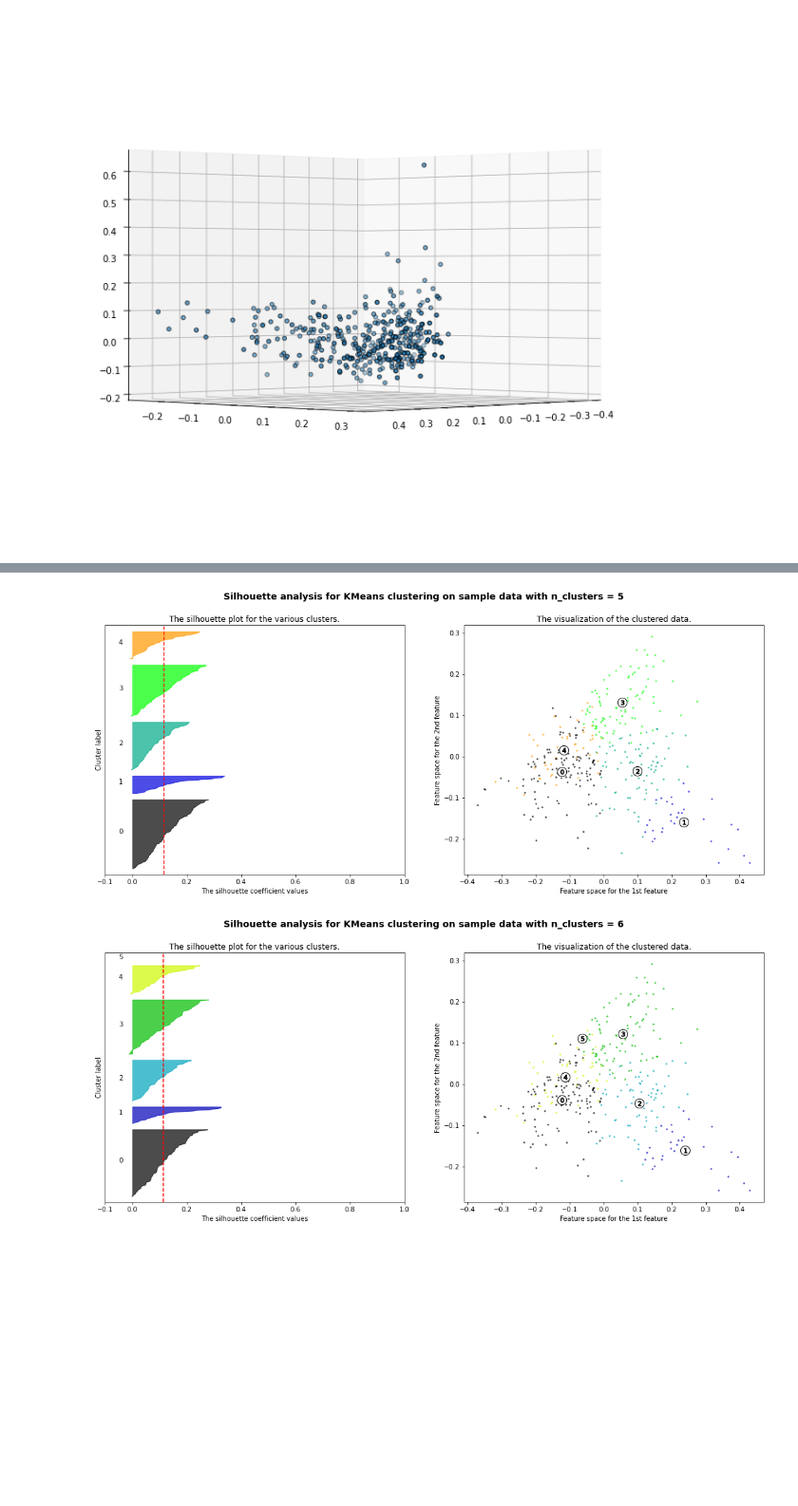
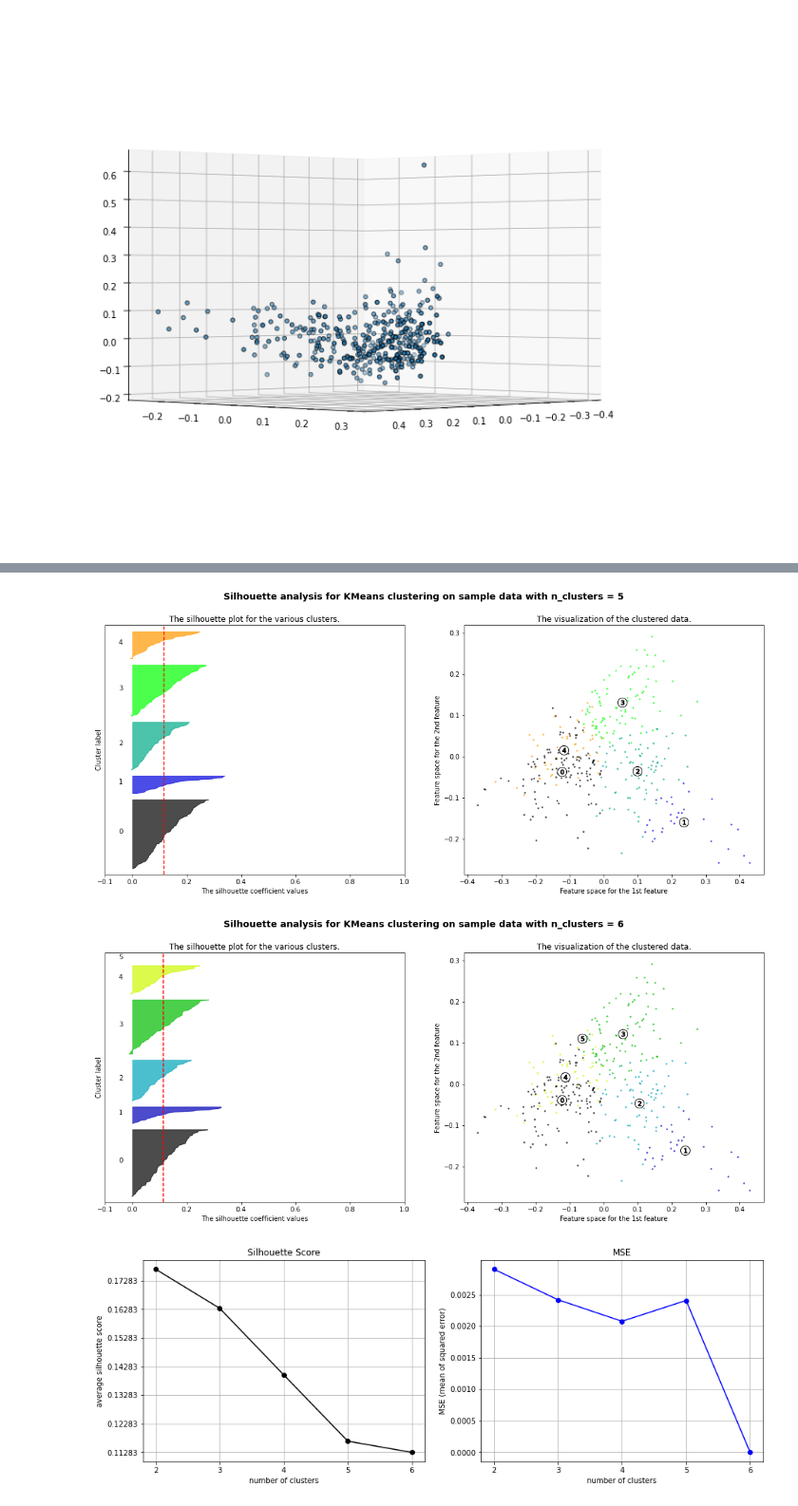
Before and after one commit to Denolle-Lab/expand_redpy, a Jupyter notebook: notebooks/specufex_grouping_analysis.ipynb, the cells around one changed output, grey strips where cells are left out. Shown at 95% size. Saved outputs shown, nothing was run; the diff lists cells and outputs as text; code cells hidden in the pictures; blank space fills up the shorter version.

```diff
--- a/notebooks/specufex_grouping_analysis.ipynb
+++ b/notebooks/specufex_grouping_analysis.ipynb
@@ -175,6 +184,8 @@ cluster_labels = clusterer.fit_predict(X)
 #loop through different number of clusters' silhouette scores
 range_n_clusters = [2, 3, 4, 5, 6]
 
+avg_sil = [] #list of average silhouette scores
+mse_list = [] #list of SSE
 for n_clusters in range_n_clusters:
     # Create a subplot with 1 row and 2 columns
     fig, (ax1, ax2) = plt.subplots(1, 2)
@@ -203,6 +214,8 @@ for n_clusters in range_n_clusters:
         "The average silhouette_score is :",
         silhouette_avg,
     )
+
+    avg_sil.append(silhouette_avg)
 
     # Compute the silhouette scores for each sample
     sample_silhouette_values = silhouette_samples(X, cluster_labels)
@@ -277,6 +290,52 @@ for n_clusters in range_n_clusters:
         fontweight="bold",
     )
 
+    ####################################################################################
+    ######                                  SSE                                   ######
+    ####################################################################################
+
+    #make dataframe to organize kmeans labels
+    tdf = pd.DataFrame({"template_name":template_name,"waveform":list(waveforms),"kmeans":list(cluster_labels)})
+
+    centroids  = clusterer.cluster_centers_ #get the centroid locations
+
+    y_pred = [] #will be a list of arrays
+    y_true = [] #will be a list of the centroid repeating to get len(y_true) == len(y_pred)
+
+    inx_list = tdf[tdf['kmeans']==n_clusters-1].index.tolist() #get index of cluster_labels
+
+    for inx in inx_list: #for each index
+        y_pred.append(X[inx]) #save that from the data
+        y_true.append(centroids[n_clusters-1]) #get correct length (same point for the same length as y_pred)
+
+    mse = mean_squared_error(y_true,y_pred) #calculated mean squared error with sklearn
+
+    print(f'for kn = {n_clusters}, MSE = {mse}, SSE = {mse*len(y_pred)}')
+
+    mse_list.append(mse)
+
+    ####################################################################################
+
+    print('---')
+
 plt.show()
+
+fig, (ax, ax1) = plt.subplots(1,2,figsize=(15,5))
+
+ax.plot(range_n_clusters,avg_sil,marker='o',color='black')
+ax.set_title('Silhouette Score')
+ax.set_ylabel('average silhouette score')
+ax.set_xlabel('number of clusters')
+ax.set_xticks(np.arange(min(range_n_clusters), max(range_n_clusters)+1, 1))
+ax.set_yticks(np.arange((min(avg_sil)), (max(avg_sil)), .01))
+ax.grid(True)
+
+ax1.plot(range_n_clusters,mse_list,marker='o',color='blue')
+ax1.set_title('MSE')
+ax1.set_ylabel('MSE (mean of squared error)')
+ax1.set_xlabel('number of clusters')
+ax1.set_xticks(np.arange(min(range_n_clusters), max(range_n_clusters)+1, 1))
+ax1.set_yticks(np.arange((min(mse_list)), (max(mse_list)), .0005))
+ax1.grid(True)
 # %% [output]
 For n_clusters = 2 The average silhouette_score is : 0.1768524221858556
@@ -287,5 +356,6 @@ For n_clusters = 6 The average silhouette_score is : 0.11283167104275413
 [figure]
 [figure]
 [figure]
 [figure]
 [figure]
+[figure, added]
```
Also changed, not shown: parts of 9 cells of this notebook.
